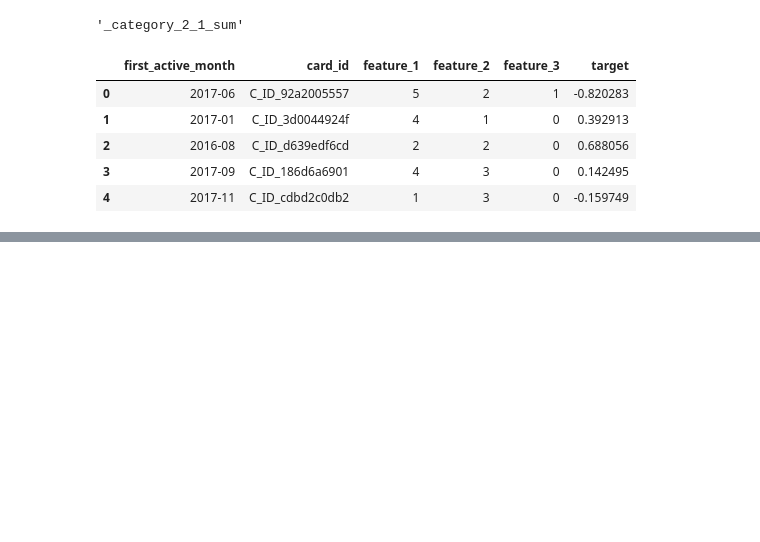
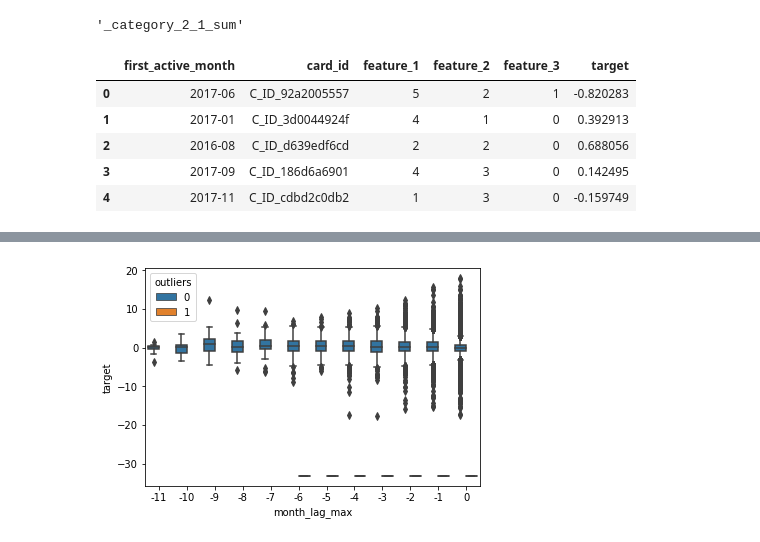
Before and after one commit to ishtos/elo, a Jupyter notebook: ipynb/EDA.ipynb, the cells around one changed output, grey strips where cells are left out. Saved outputs shown, nothing was run; the diff lists cells and outputs as text; code cells hidden in the pictures; blank space fills up the shorter version.

```diff
--- a/ipynb/EDA.ipynb
+++ b/ipynb/EDA.ipynb
@@ -791,0 +1673,9 @@ historical_transactions.head()
+# %%
+train['outliers'] = 0
+train.loc[train['target'] < -30, 'outliers'] = 1
+# %%
+hist_agg = historical_transactions.groupby('card_id').agg({'month_lag': ['max', 'min', 'nunique']})
+new_agg = new_merchant_transactions.groupby('card_id').agg({'month_lag': ['max', 'min', 'nunique']})
+# %%
+hist_agg = hist_agg.reset_index()
+hist_agg.columns = [f'{c[0]}_{c[1]}'.strip('_') for c in hist_agg.columns]
@@ -791,0 +1685,3 @@ historical_transactions.head()
+# %%
+hist_train = pd.merge(train, hist_agg, on='card_id')
+new_train = pd.merge(train, new_agg, on='card_id')
@@ -791,0 +1697,5 @@ historical_transactions.head()
+# %%
+sns.boxplot(x='month_lag_max', y='target', hue='outliers', data=hist_train)
+plt.show()
+# %% [output]
+[figure, added]
```
Also changed, not shown: parts of 156 cells of this notebook, 18 other files.
